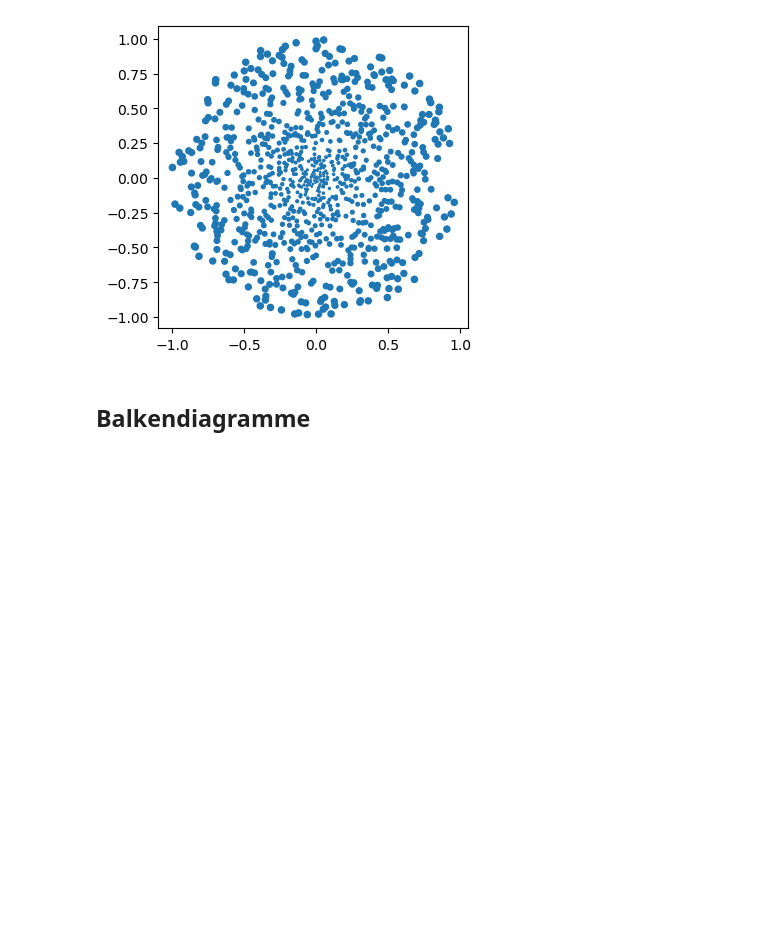
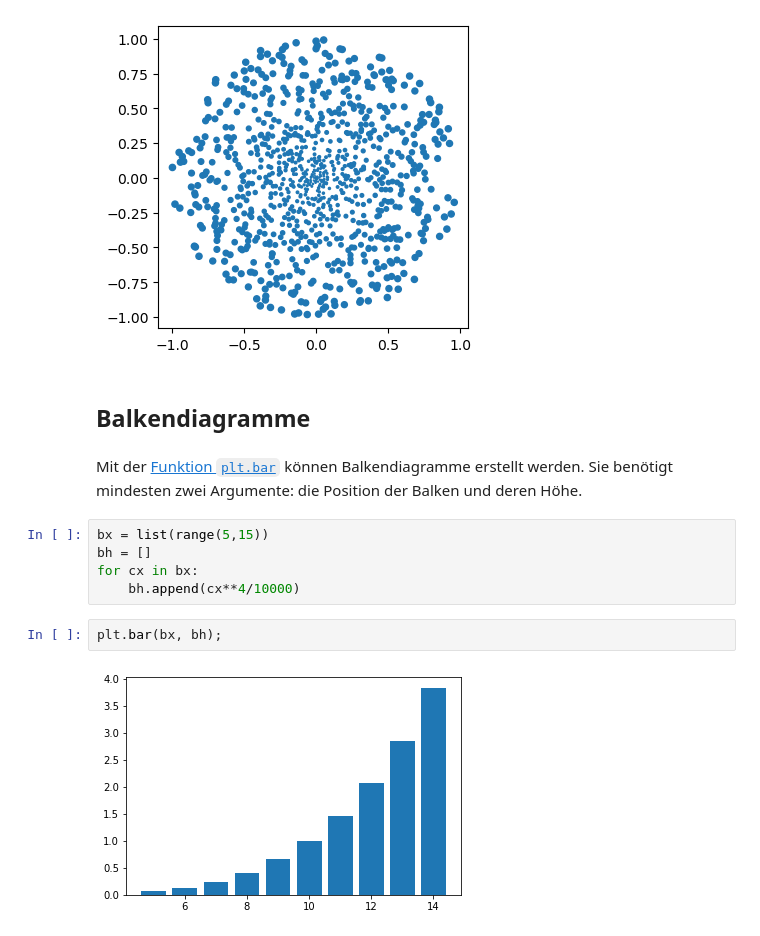
Before and after one commit to lu-kas/Vorlesung_Ingenieurinformatik, a Jupyter notebook: Content/Script/03_datenanalyse/0312_1d_plots.ipynb, the cells around one changed output. Saved outputs shown, nothing was run; the diff lists cells and outputs as text; blank space fills up the shorter version.

```diff
--- a/Content/Script/03_datenanalyse/0312_1d_plots.ipynb
+++ b/Content/Script/03_datenanalyse/0312_1d_plots.ipynb
@@ -85,3 +87,14 @@ plt.scatter(px, py, s=pr);
 [figure]
 # %% [markdown]
 ## Balkendiagramme
+# %% [markdown]
+Mit der [Funktion `plt.bar`](https://matplotlib.org/3.2.1/api/_as_gen/matplotlib.pyplot.bar.html#matplotlib.pyplot.bar) können Balkendiagramme erstellt werden. Sie benötigt mindesten zwei Argumente: die Position der Balken und deren Höhe.
+# %%
+bx = list(range(5,15))
+bh = []
+for cx in bx:
+    bh.append(cx**4/10000)
+# %%
+plt.bar(bx, bh);
+# %% [output]
+[figure, added]
```
Also changed, not shown: parts of 2 cells of this notebook, 1 other file.
